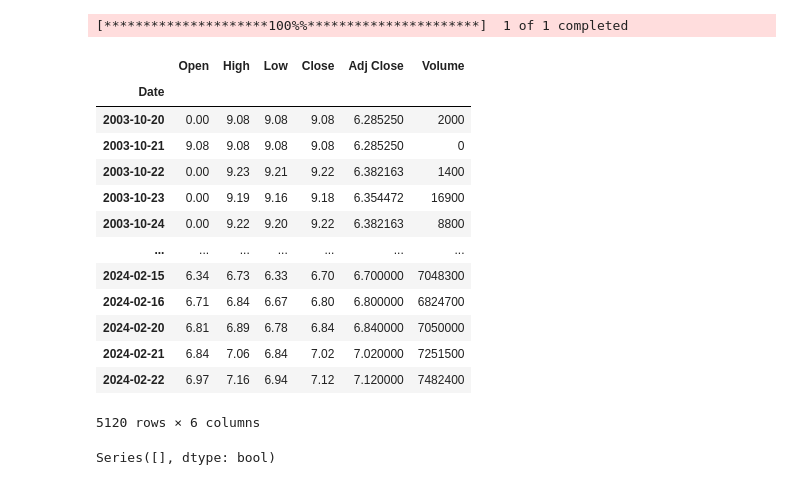
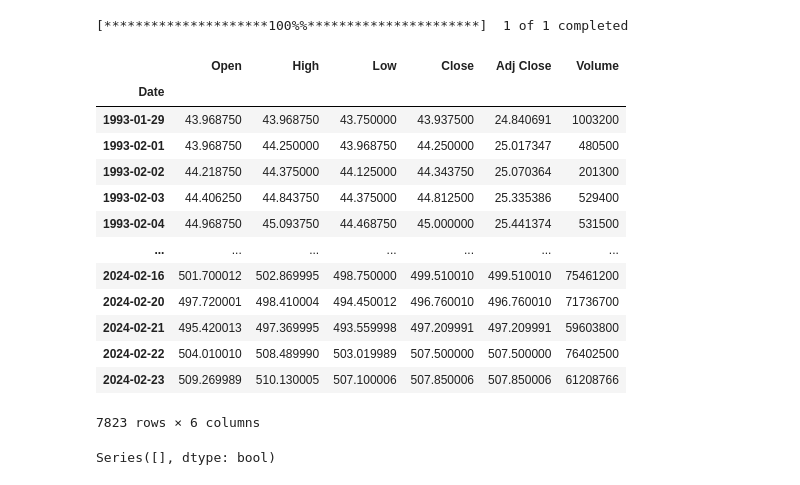
Before and after one commit to LuisFiegl/SteinVI, a Jupyter notebook: finance_application.ipynb, the cells around one changed output. Cells and saved outputs as stored; diff of their text form; code cells hidden in the pictures.

```diff
--- a/finance_application.ipynb
+++ b/finance_application.ipynb
@@ -6,24 +10,24 @@ import matplotlib.pyplot as plt
 # %%
-target = "CPG"
+target = "SPY"
 SPY_daily = yf.download(target)
 full_df = SPY_daily
 full_df
 # %% [output]
 [*********************100%%**********************]  1 of 1 completed
 |  | Open | High | Low | Close | Adj Close | Volume |
 | Date |  |  |  |  |  |  |
-| 2003-10-20 | 0.00 | 9.08 | 9.08 | 9.08 | 6.285250 | 2000 |
-| 2003-10-21 | 9.08 | 9.08 | 9.08 | 9.08 | 6.285250 | 0 |
-| 2003-10-22 | 0.00 | 9.23 | 9.21 | 9.22 | 6.382163 | 1400 |
-| 2003-10-23 | 0.00 | 9.19 | 9.16 | 9.18 | 6.354472 | 16900 |
-| 2003-10-24 | 0.00 | 9.22 | 9.20 | 9.22 | 6.382163 | 8800 |
+| 1993-01-29 | 43.968750 | 43.968750 | 43.750000 | 43.937500 | 24.840691 | 1003200 |
+| 1993-02-01 | 43.968750 | 44.250000 | 43.968750 | 44.250000 | 25.017347 | 480500 |
+| 1993-02-02 | 44.218750 | 44.375000 | 44.125000 | 44.343750 | 25.070364 | 201300 |
+| 1993-02-03 | 44.406250 | 44.843750 | 44.375000 | 44.812500 | 25.335386 | 529400 |
+| 1993-02-04 | 44.968750 | 45.093750 | 44.468750 | 45.000000 | 25.441374 | 531500 |
 | ... | ... | ... | ... | ... | ... | ... |
-| 2024-02-15 | 6.34 | 6.73 | 6.33 | 6.70 | 6.700000 | 7048300 |
-| 2024-02-16 | 6.71 | 6.84 | 6.67 | 6.80 | 6.800000 | 6824700 |
-| 2024-02-20 | 6.81 | 6.89 | 6.78 | 6.84 | 6.840000 | 7050000 |
-| 2024-02-21 | 6.84 | 7.06 | 6.84 | 7.02 | 7.020000 | 7251500 |
-| 2024-02-22 | 6.97 | 7.16 | 6.94 | 7.12 | 7.120000 | 7482400 |
+| 2024-02-16 | 501.700012 | 502.869995 | 498.750000 | 499.510010 | 499.510010 | 75461200 |
+| 2024-02-20 | 497.720001 | 498.410004 | 494.450012 | 496.760010 | 496.760010 | 71736700 |
+| 2024-02-21 | 495.420013 | 497.369995 | 493.559998 | 497.209991 | 497.209991 | 59603800 |
+| 2024-02-22 | 504.010010 | 508.489990 | 503.019989 | 507.500000 | 507.500000 | 76402500 |
+| 2024-02-23 | 509.269989 | 510.130005 | 507.100006 | 507.850006 | 507.850006 | 61208766 |
-5120 rows × 6 columns
+7823 rows × 6 columns
 # %%
 errors=full_df.isna().any(axis=1)
 errors[errors==True]
```
Also changed, not shown: parts of 15 cells of this notebook, 2 other files.
